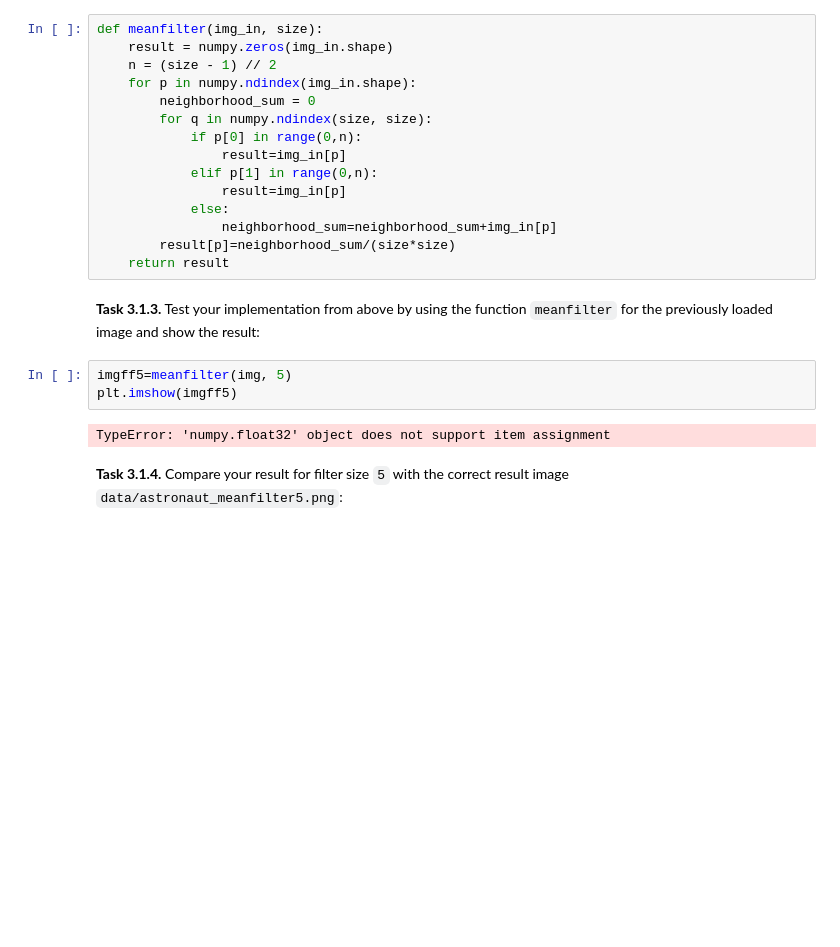
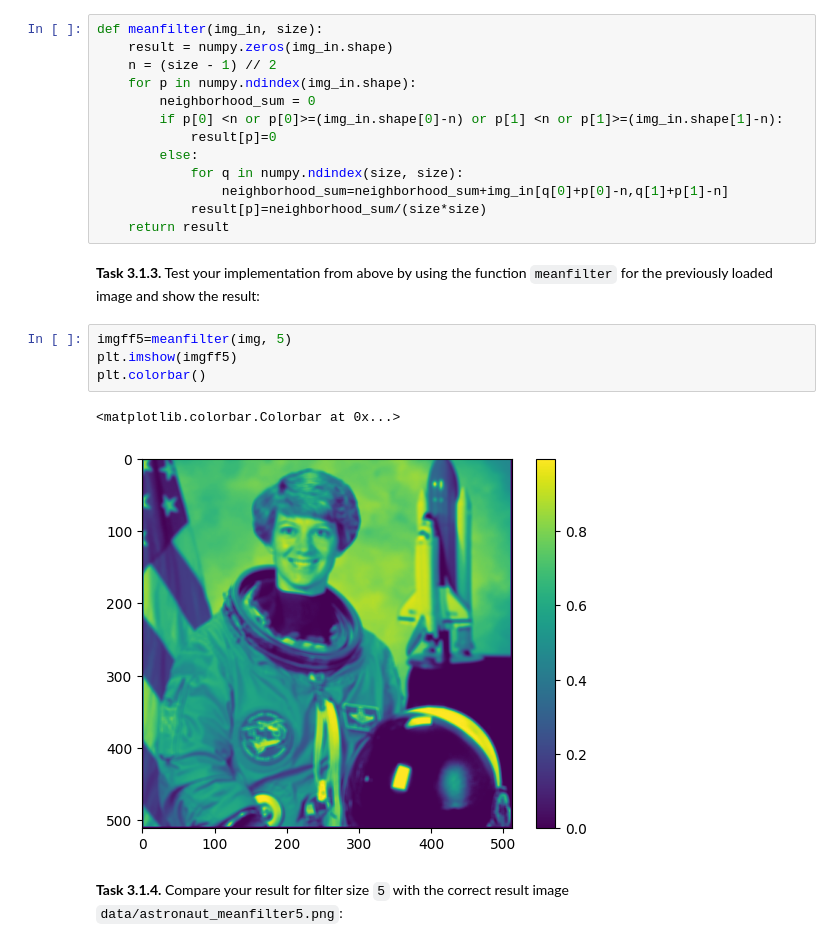
Before and after one commit to rosminschumacher-eng/mobi-fs3-python, a Jupyter notebook: task3.ipynb, the cells around one changed output. Cells and saved outputs as stored; diff of their text form; blank space fills up the shorter version.

```diff
--- a/task3.ipynb
+++ b/task3.ipynb
@@ -24,22 +24,22 @@ def meanfilter(img_in, size):
     n = (size - 1) // 2
     for p in numpy.ndindex(img_in.shape):
         neighborhood_sum = 0
-        for q in numpy.ndindex(size, size):
-            if p[0] in range(0,n):
-                result=img_in[p]
-            elif p[1] in range(0,n):
-                result=img_in[p]
-            else:
-                neighborhood_sum=neighborhood_sum+img_in[p]
-        result[p]=neighborhood_sum/(size*size)
+        if p[0] <n or p[0]>=(img_in.shape[0]-n) or p[1] <n or p[1]>=(img_in.shape[1]-n):
+            result[p]=0
+        else:
+            for q in numpy.ndindex(size, size):
+                neighborhood_sum=neighborhood_sum+img_in[q[0]+p[0]-n,q[1]+p[1]-n]
+            result[p]=neighborhood_sum/(size*size)
     return result
 # %% [markdown]
 **<a id="#">Task 3.1.3.</a>** Test your implementation from above by using the function `meanfilter` for the previously loaded image and show the result:
 # %%
 imgff5=meanfilter(img, 5)
 plt.imshow(imgff5)
+plt.colorbar()
 # %% [output]
-TypeError: 'numpy.float32' object does not support item assignment
+<matplotlib.colorbar.Colorbar at 0x...>
+[figure, added]
 # %% [markdown]
 **<a id="#">Task 3.1.4.</a>** Compare your result for filter size `5` with the correct result image `data/astronaut_meanfilter5.png`:
 # %%
```
Also changed, not shown: parts of 16 cells of this notebook.
